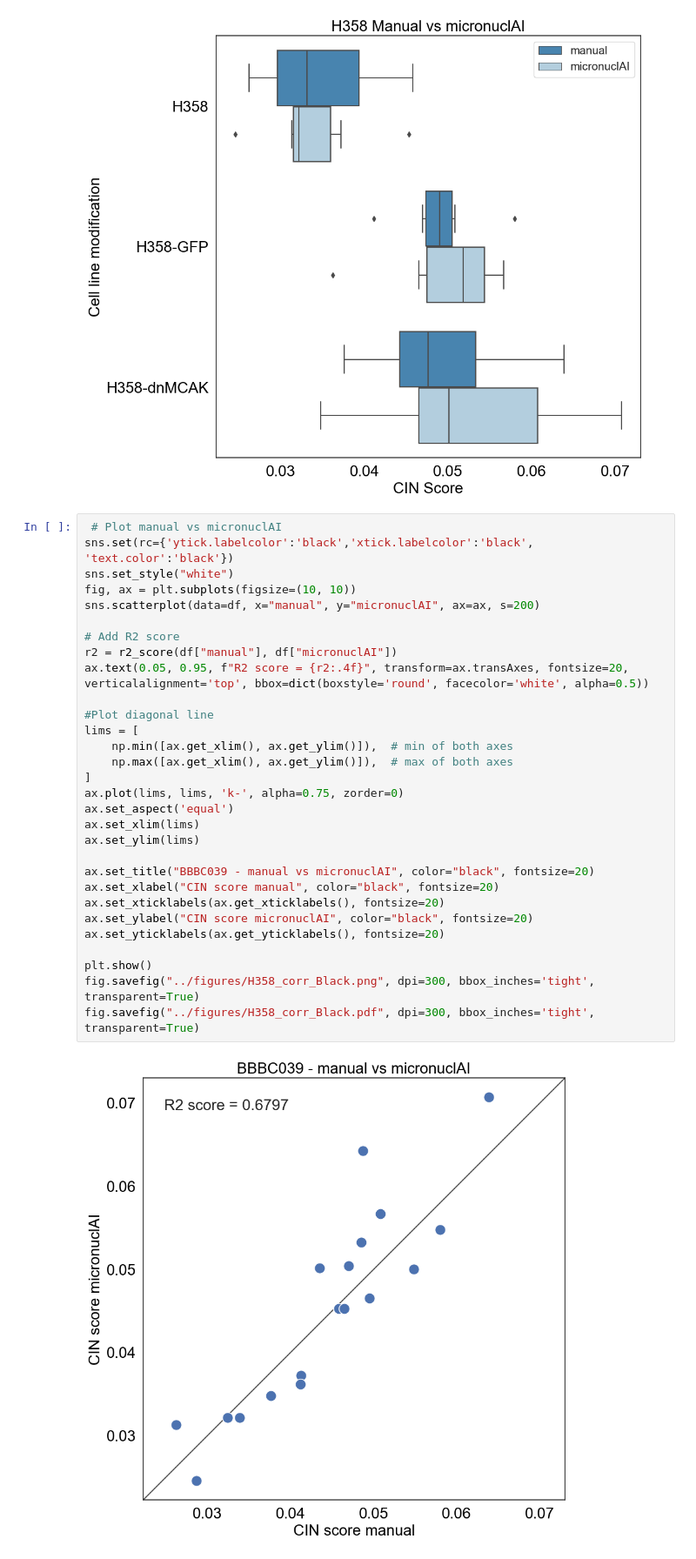
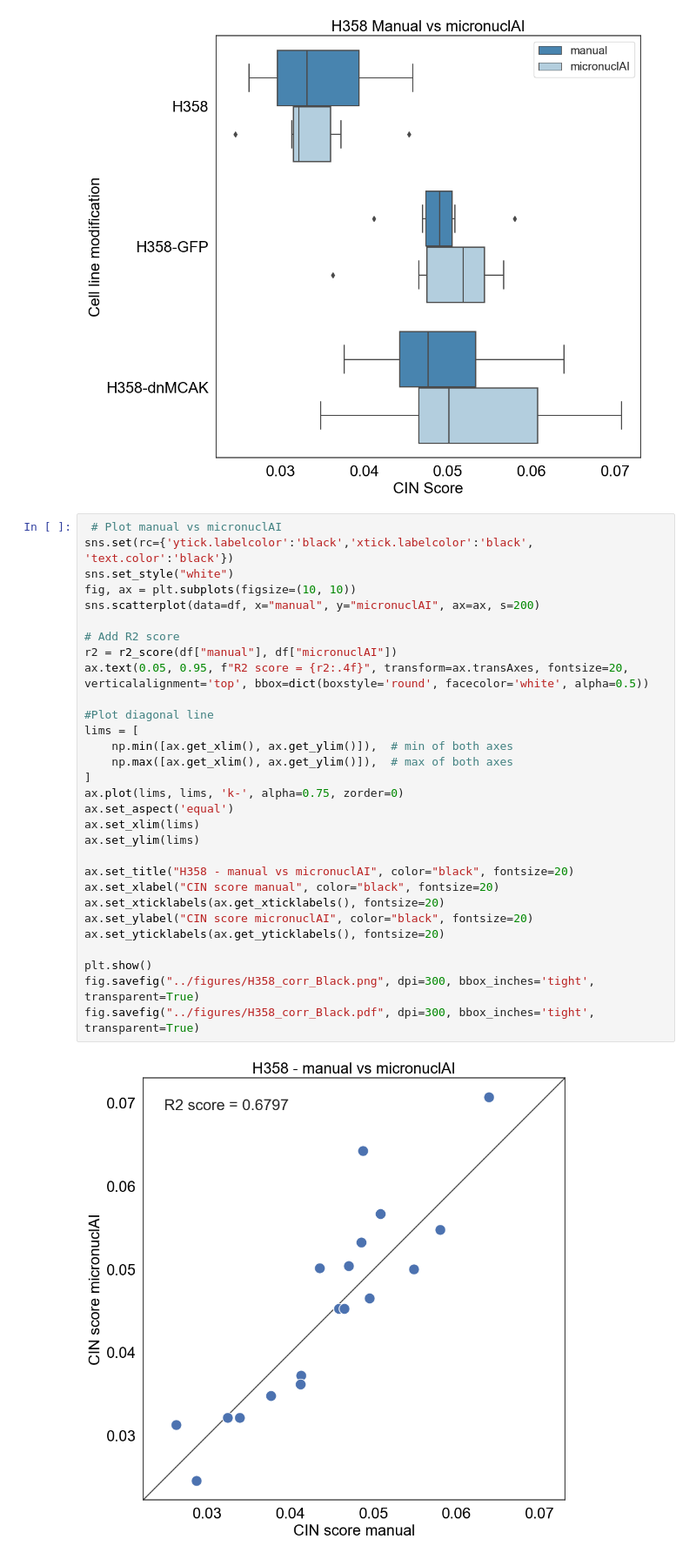
Before and after one commit to SchapiroLabor/micronuclAI, a Jupyter notebook: notebooks/3_H358_comparison.ipynb, the cells around one changed output. Shown: that part at 87% size. Cells and saved outputs as stored; diff of their text form.

Commit message:
Add new plots

```diff
--- a/notebooks/3_H358_comparison.ipynb
+++ b/notebooks/3_H358_comparison.ipynb
@@ -148,35 +148,35 @@ fig.savefig("../figures/H358_comparison_aggregated_EFB0_SS_W3_stardist_rf06_all_
 # %%
  # Plot manual vs micronuclAI
 sns.set(rc={'ytick.labelcolor':'black','xtick.labelcolor':'black', 'text.color':'black'})
 sns.set_style("white")
 fig, ax = plt.subplots(figsize=(10, 10))
 sns.scatterplot(data=df, x="manual", y="micronuclAI", ax=ax, s=200)
 
 # Add R2 score
 r2 = r2_score(df["manual"], df["micronuclAI"])
 ax.text(0.05, 0.95, f"R2 score = {r2:.4f}", transform=ax.transAxes, fontsize=20, verticalalignment='top', bbox=dict(boxstyle='round', facecolor='white', alpha=0.5))
 
 #Plot diagonal line
 lims = [
     np.min([ax.get_xlim(), ax.get_ylim()]),  # min of both axes
     np.max([ax.get_xlim(), ax.get_ylim()]),  # max of both axes
 ]
 ax.plot(lims, lims, 'k-', alpha=0.75, zorder=0)
 ax.set_aspect('equal')
 ax.set_xlim(lims)
 ax.set_ylim(lims)
 
-ax.set_title("BBBC039 - manual vs micronuclAI", color="black", fontsize=20)
+ax.set_title("H358 - manual vs micronuclAI", color="black", fontsize=20)
 ax.set_xlabel("CIN score manual", color="black", fontsize=20)
 ax.set_xticklabels(ax.get_xticklabels(), fontsize=20)
 ax.set_ylabel("CIN score micronuclAI", color="black", fontsize=20)
 ax.set_yticklabels(ax.get_yticklabels(), fontsize=20)
 
 plt.show()
 fig.savefig("../figures/H358_corr_Black.png", dpi=300, bbox_inches='tight', transparent=True)
 fig.savefig("../figures/H358_corr_Black.pdf", dpi=300, bbox_inches='tight', transparent=True)
 # %% [output]
-[figure, old version]
+[figure, new version]
 # %%
 # Plot residuals vs apd
 sns.set(rc={'ytick.labelcolor':'black','xtick.labelcolor':'black', 'text.color':'black'})
```
Also changed, not shown: parts of 1 cell of this notebook.
